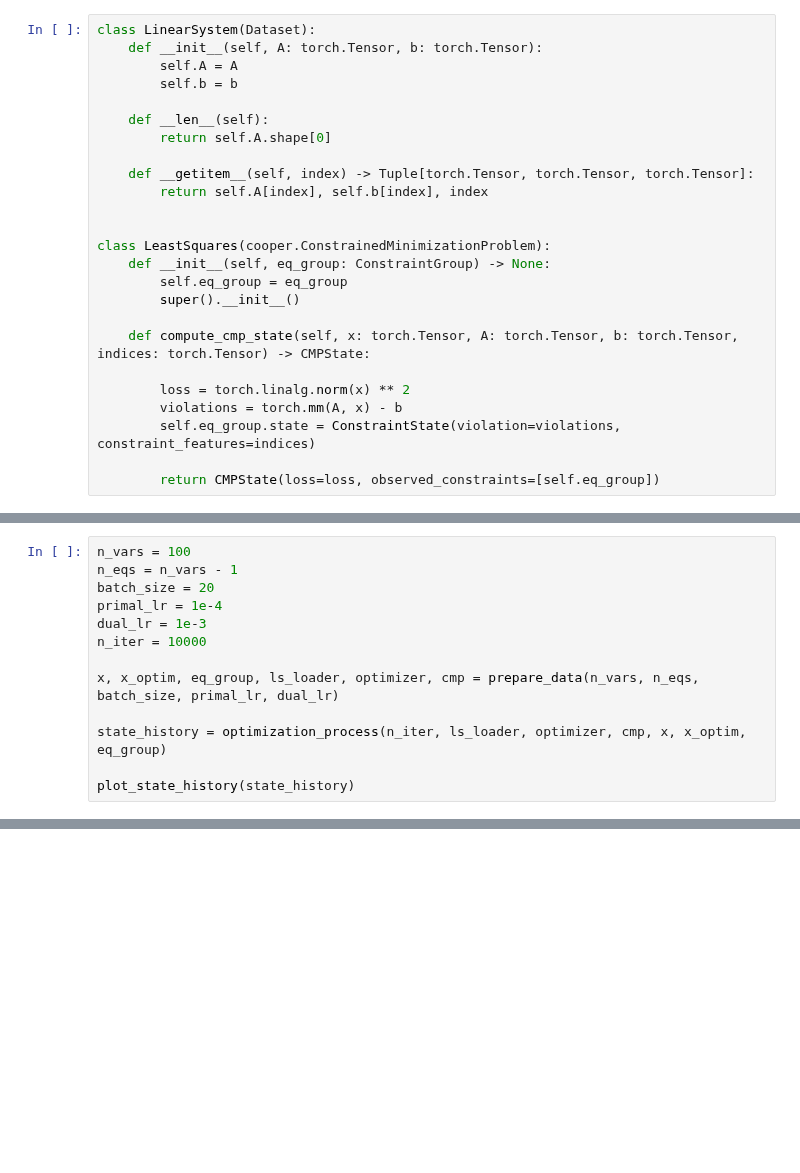
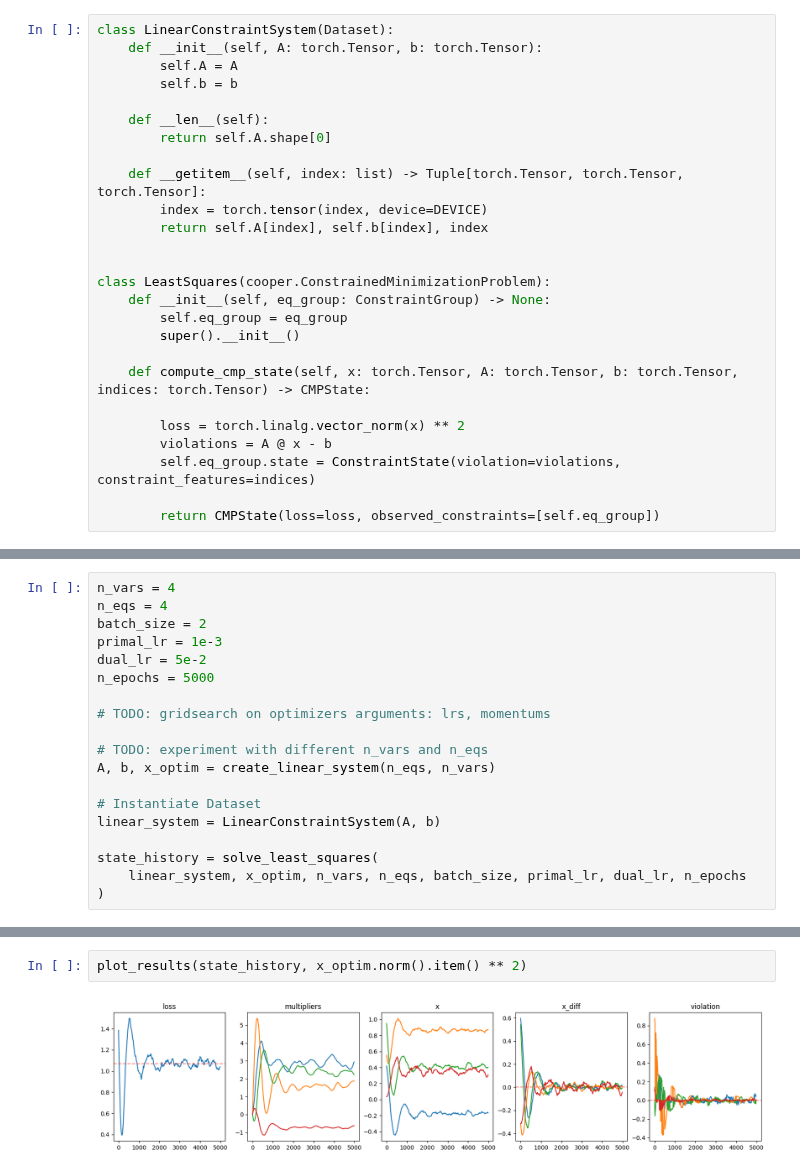
Before and after one commit to cooper-org/cooper, a Jupyter notebook: tutorials/least_squares.ipynb, the cells around one changed output, grey strips where cells are left out. Cells and saved outputs as stored; diff of their text form; blank space fills up the shorter version.

```diff
--- a/tutorials/least_squares.ipynb
+++ b/tutorials/least_squares.ipynb
@@ -60,5 +59,5 @@ torch.manual_seed(7238)
 # %%
-class LinearSystem(Dataset):
+class LinearConstraintSystem(Dataset):
     def __init__(self, A: torch.Tensor, b: torch.Tensor):
         self.A = A
         self.b = b
@@ -66,7 +65,8 @@ class LinearSystem(Dataset):
     def __len__(self):
         return self.A.shape[0]
 
-    def __getitem__(self, index) -> Tuple[torch.Tensor, torch.Tensor, torch.Tensor]:
+    def __getitem__(self, index: list) -> Tuple[torch.Tensor, torch.Tensor, torch.Tensor]:
+        index = torch.tensor(index, device=DEVICE)
         return self.A[index], self.b[index], index
 
 
@@ -77,8 +77,8 @@ class LeastSquares(cooper.ConstrainedMinimizationProblem):
 
     def compute_cmp_state(self, x: torch.Tensor, A: torch.Tensor, b: torch.Tensor, indices: torch.Tensor) -> CMPState:
 
-        loss = torch.linalg.norm(x) ** 2
-        violations = torch.mm(A, x) - b
+        loss = torch.linalg.vector_norm(x) ** 2
+        violations = A @ x - b
         self.eq_group.state = ConstraintState(violation=violations, constraint_features=indices)
 
         return CMPState(loss=loss, observed_constraints=[self.eq_group])
@@ -162,13 +84,0 @@ def plot_state_history(state_history: dict) -> None:
-# %%
-n_vars = 100
-n_eqs = n_vars - 1
-batch_size = 20
-primal_lr = 1e-4
-dual_lr = 1e-3
-n_iter = 10000
-
-x, x_optim, eq_group, ls_loader, optimizer, cmp = prepare_data(n_vars, n_eqs, batch_size, primal_lr, dual_lr)
-
-state_history = optimization_process(n_iter, ls_loader, optimizer, cmp, x, x_optim, eq_group)
-
-plot_state_history(state_history)
@@ -193,0 +237,19 @@ iter: 9990, loss: 5.060311317443848
+# %%
+n_vars = 4
+n_eqs = 4
+batch_size = 2
+primal_lr = 1e-3
+dual_lr = 5e-2
+n_epochs = 5000
+
+# TODO: gridsearch on optimizers arguments: lrs, momentums
+
+# TODO: experiment with different n_vars and n_eqs
+A, b, x_optim = create_linear_system(n_eqs, n_vars)
+
+# Instantiate Dataset
+linear_system = LinearConstraintSystem(A, b)
+
+state_history = solve_least_squares(
+    linear_system, x_optim, n_vars, n_eqs, batch_size, primal_lr, dual_lr, n_epochs
+)
@@ -193,0 +274,4 @@ iter: 9990, loss: 5.060311317443848
+# %%
+plot_results(state_history, x_optim.norm().item() ** 2)
+# %% [output]
+[figure, added]
```
Also changed, not shown: parts of 8 cells of this notebook.
